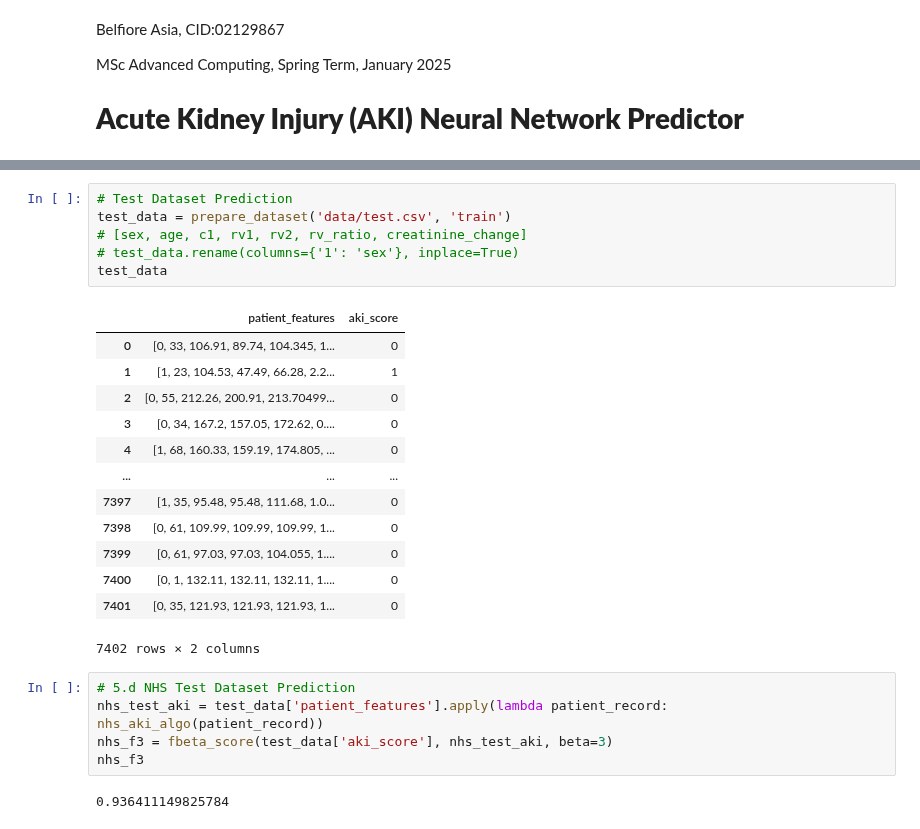
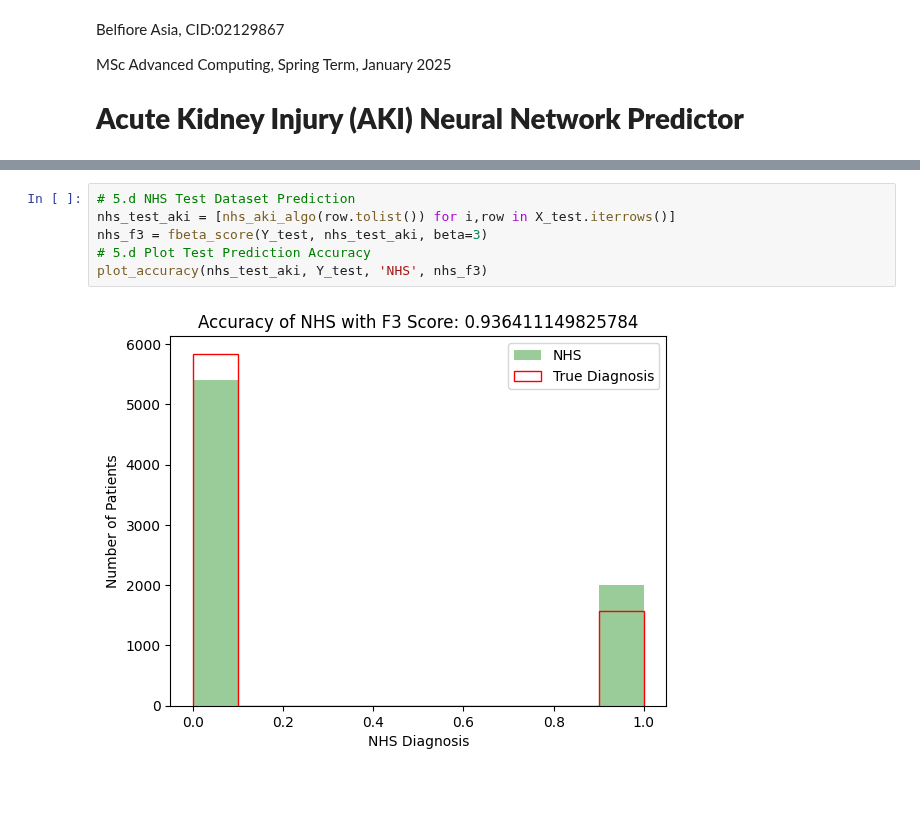
Before and after one commit to belfioreasia/aki-predictor, a Jupyter notebook: aki_predictor.ipynb, the cells around one changed output, grey strips where cells are left out. Cells and saved outputs as stored; diff of their text form; blank space fills up the shorter version.

```diff
--- a/aki_predictor.ipynb
+++ b/aki_predictor.ipynb
@@ -265,27 +128,8 @@ plot_accuracy(nhs_aki, train_data['aki_score'], 'NHS', nhs_f3)
-# %%
-# Test Dataset Prediction
-test_data = prepare_dataset('data/test.csv', 'train')
-# [sex, age, c1, rv1, rv2, rv_ratio, creatinine_change]
-# test_data.rename(columns={'1': 'sex'}, inplace=True)
-test_data
-# %% [output]
-|  | patient_features | aki_score |
-| 0 | [0, 33, 106.91, 89.74, 104.345, 1... | 0 |
-| 1 | [1, 23, 104.53, 47.49, 66.28, 2.2... | 1 |
-| 2 | [0, 55, 212.26, 200.91, 213.70499... | 0 |
-| 3 | [0, 34, 167.2, 157.05, 172.62, 0.... | 0 |
-| 4 | [1, 68, 160.33, 159.19, 174.805, ... | 0 |
-| ... | ... | ... |
-| 7397 | [1, 35, 95.48, 95.48, 111.68, 1.0... | 0 |
-| 7398 | [0, 61, 109.99, 109.99, 109.99, 1... | 0 |
-| 7399 | [0, 61, 97.03, 97.03, 104.055, 1.... | 0 |
-| 7400 | [0, 1, 132.11, 132.11, 132.11, 1.... | 0 |
-| 7401 | [0, 35, 121.93, 121.93, 121.93, 1... | 0 |
-7402 rows × 2 columns
 # %%
 # 5.d NHS Test Dataset Prediction
-nhs_test_aki = test_data['patient_features'].apply(lambda patient_record: nhs_aki_algo(patient_record))
-nhs_f3 = fbeta_score(test_data['aki_score'], nhs_test_aki, beta=3)
-nhs_f3
+nhs_test_aki = [nhs_aki_algo(row.tolist()) for i,row in X_test.iterrows()]
+nhs_f3 = fbeta_score(Y_test, nhs_test_aki, beta=3)
+# 5.d Plot Test Prediction Accuracy
+plot_accuracy(nhs_test_aki, Y_test, 'NHS', nhs_f3)
 # %% [output]
-0.936411149825784
+[figure, added]
```
Also changed, not shown: parts of 16 cells of this notebook, 5 other files.
